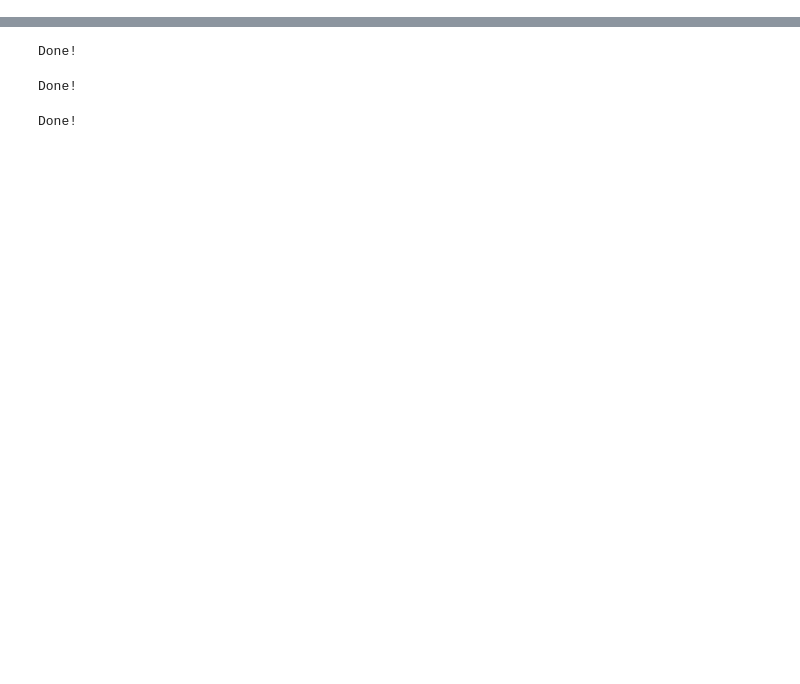
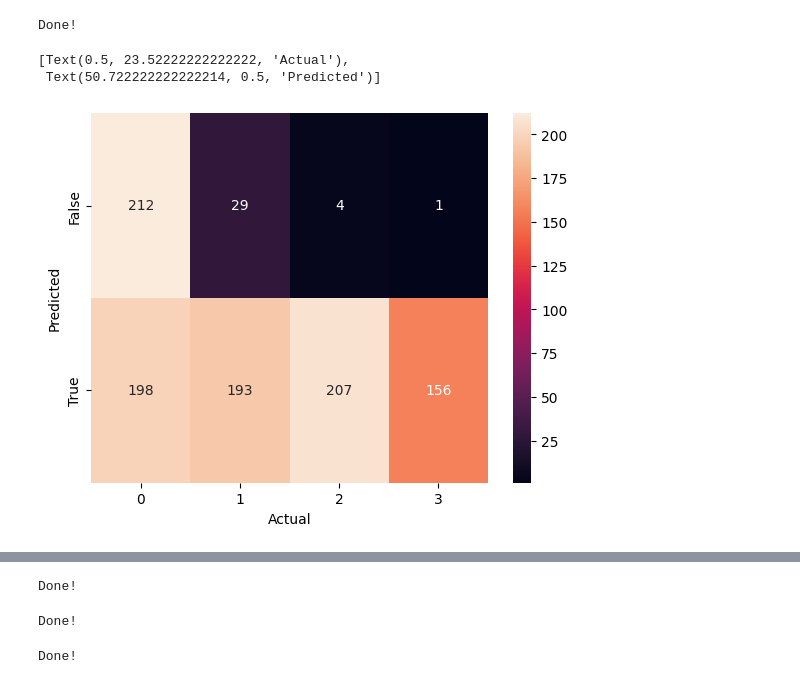
Before and after one commit to Sti11Evolving/LLM_Synthetic_IR_Data_Evaluation, a Jupyter notebook: Reconstruction.ipynb, the cells around one changed output, grey strips where cells are left out. Cells and saved outputs as stored; diff of their text form; code cells hidden in the pictures; blank space fills up the shorter version.

Commit message:
Added new generation experiments

```diff
--- a/Reconstruction.ipynb
+++ b/Reconstruction.ipynb
@@ -48,0 +71,25 @@ msmarco_passage_v2 = load_dataset("data/msmarco-passage-v2-original.csv", "msmar
+# %%
+# Run zero-shot on simple yes or no prompt
+run_experiment("gpt3.5-zeroshot-yn", "gpt-3.5-turbo-0613", simple_yn_system_instructions, 0, msmarco_passage_v2, max_tokens=7, temperature=0, parser=yn_parser, max_generated=1000)
+# %% [output]
+Done!
+# %%
+generated_data = load_experiments("Data/gpt3.5-zeroshot-yn.csv", msmarco_passage_v2)
+
+grade_labels = [0, 1, 2, 3]
+yn_labels = {False: 0, True: 1}
+
+relavancy_test = generated_data.loc[~pd.isna(generated_data["Relevance Predicted"]),
+                                 ("Relevance Actual", "Relevance Predicted")]
+
+label_matrix = np.zeros((len(yn_labels), len(grade_labels)))
+
+for ((actual, predicted), count) in relavancy_test.value_counts().items():
+    label_matrix[yn_labels[predicted], actual] = count
+
+label_matrix = pd.DataFrame(label_matrix, index=yn_labels.keys(), columns=grade_labels)
+sn.heatmap(label_matrix, annot=True, fmt=".0f", ).set(xlabel="Actual", ylabel="Predicted")
+# %% [output]
+[Text(0.5, 23.52222222222222, 'Actual'),
+ Text(50.722222222222214, 0.5, 'Predicted')]
+[figure, added]
```
Also changed, not shown: parts of 14 cells of this notebook, 8 other files.
